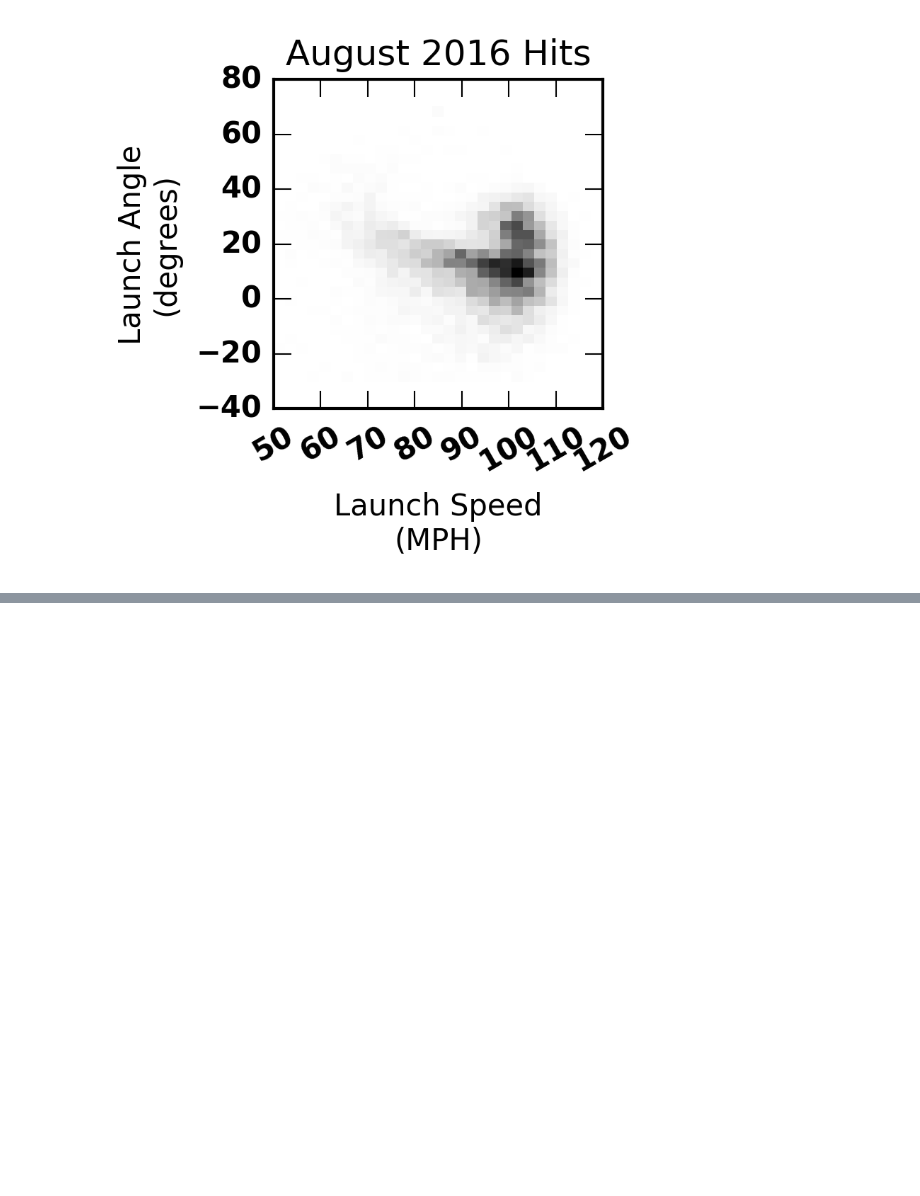
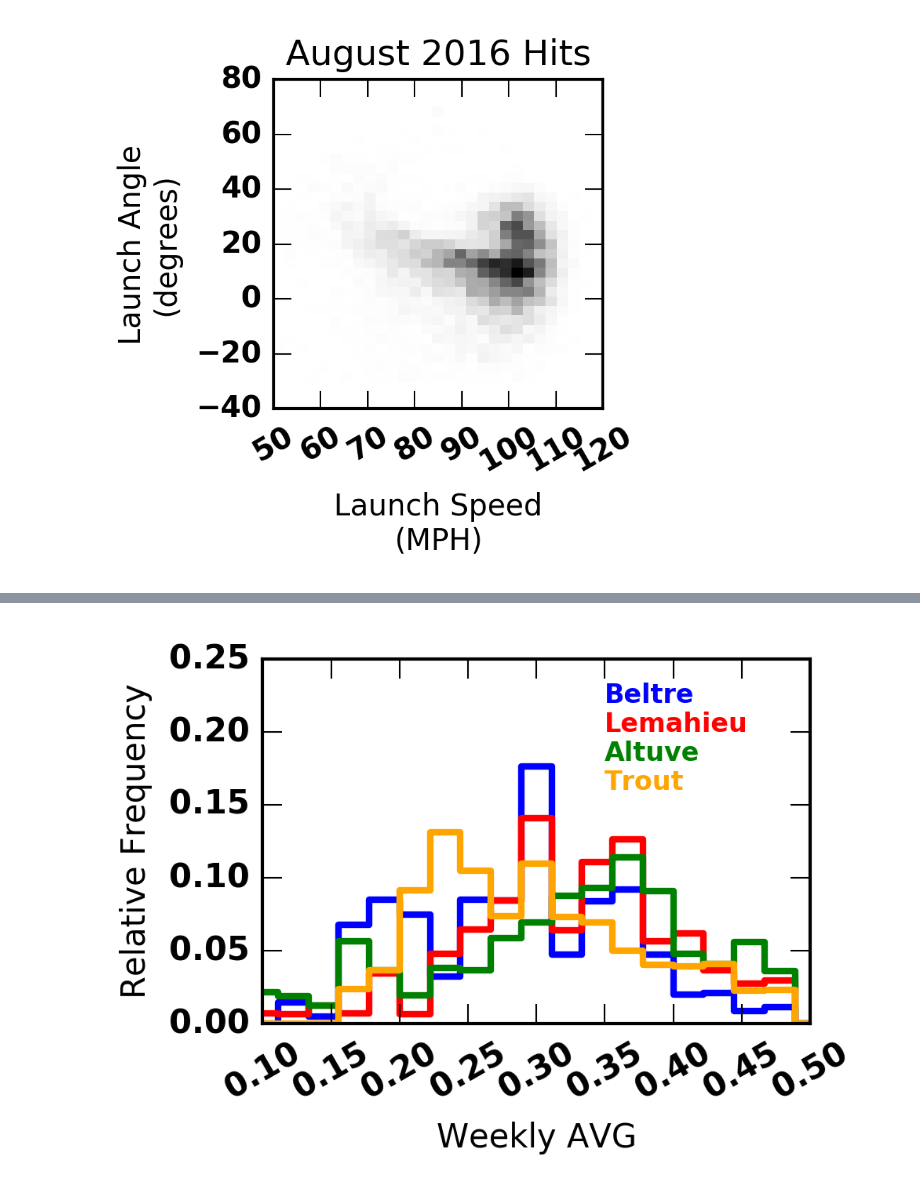
Before and after one commit to fantasy-toolz/2017-MLB-Analysis, a Jupyter notebook: batting_notebooks/AVG-Analysis-Part2.ipynb, the cells around one changed output, grey strips where cells are left out. Drawn from its saved outputs; the diff is of its cells as text; code cells hidden in the pictures; blank space fills up the shorter version.

```diff
--- a/batting_notebooks/AVG-Analysis-Part2.ipynb
+++ b/batting_notebooks/AVG-Analysis-Part2.ipynb
@@ -181,0 +209,74 @@ ax2.set_xlabel('Hits')
+# %%
+
+
+def avg_simulate(PlayerNotebook,Stat='AB',bins=np.linspace(.100,.500,19),nsims=10000,verbose=1,ngames=7):
+
+    vals = np.zeros(bins.shape[0])
+
+    tvals = np.zeros(nsims)
+
+    for indx in range(0,nsims):
+
+        random_index = randrange(0,len(PlayerNotebook[Stat]))
+        if random_index > len(PlayerNotebook[Stat])-ngames:
+            continue
+
+        avg = np.sum(PlayerNotebook['H'][random_index:random_index+ngames])/np.sum(PlayerNotebook['AB'][random_index:random_index+ngames])
+
+        bpos = (avg - bins[0])/(bins[1]-bins[0])
+
+        if (bpos > 0) & (bpos < len(bins)-1):
+            vals[bpos] += 1
+        tvals[indx] = avg
+
+    if verbose:
+        print 'Mean: ',np.mean(tvals)
+        print 'Sigma: ',np.std(tvals)
+        print 'Skew: ',sst.skew(tvals)
+        print 'SkewSigma: ',sst.skew(tvals)/np.std(tvals)**1.5
+
+    return bins,vals,tvals
+
+
+ngames = 7
+print '----Beltre----'
+BeltreB,BeltreV,BeltreT = avg_simulate(Beltre2016,ngames=ngames)
+
+print '----Lemahieu----'
+LemahieuB,LemahieuV,LemahieuT = avg_simulate(Lemahieu2016,ngames=ngames)
+
+print '----Altuve----'
+AltuveB,AltuveV,AltuveT = avg_simulate(Altuve2016,ngames=ngames)
+
+print '----Trout----'
+TroutB,TroutV,TroutT = avg_simulate(Trout2016,ngames=ngames)
+
+
+
+
+
+fig = plt.figure(figsize=(3,2))
+ax = fig.add_subplot(111)
+ax.plot(BeltreB,BeltreV/10000.,drawstyle='steps-mid',color='blue')
+ax.plot(LemahieuB,LemahieuV/10000.,drawstyle='steps-mid',color='red')
+ax.plot(AltuveB,AltuveV/10000.,drawstyle='steps-mid',color='green')
+ax.plot(TroutB,TroutV/10000.,drawstyle='steps-mid',color='orange')
+
+ax.text(0.35,0.22,'Beltre',color='blue',size=8)
+ax.text(0.35,0.2,'Lemahieu',color='red',size=8)
+ax.text(0.35,0.18,'Altuve',color='green',size=8)
+ax.text(0.35,0.16,'Trout',color='orange',size=8)
+
+
+
+ax.set_ylabel('Relative Frequency')
+ax.set_xlabel('Weekly AVG')
+_ = ax.axis([.100,.5,0.,0.25])
+
+for label in ax.get_xticklabels(): label.set_rotation(30); label.set_horizontalalignment("center")
+
+
+
+
+#4.21 PA/game for average 5 hitter
+# %% [output]
@@ -181,0 +303 @@ ax2.set_xlabel('Hits')
+[figure, added]
```
Also changed, not shown: parts of 16 cells of this notebook.
